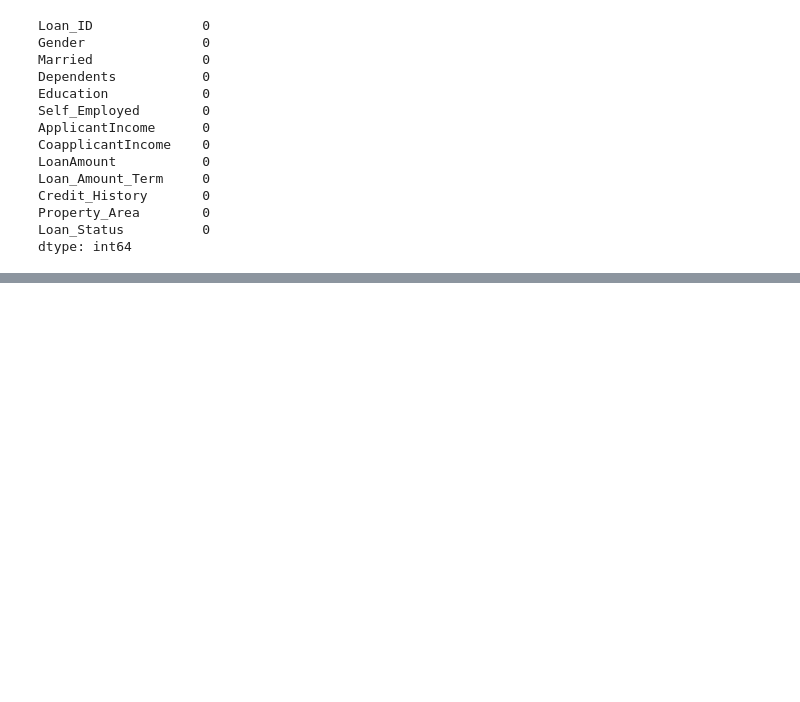
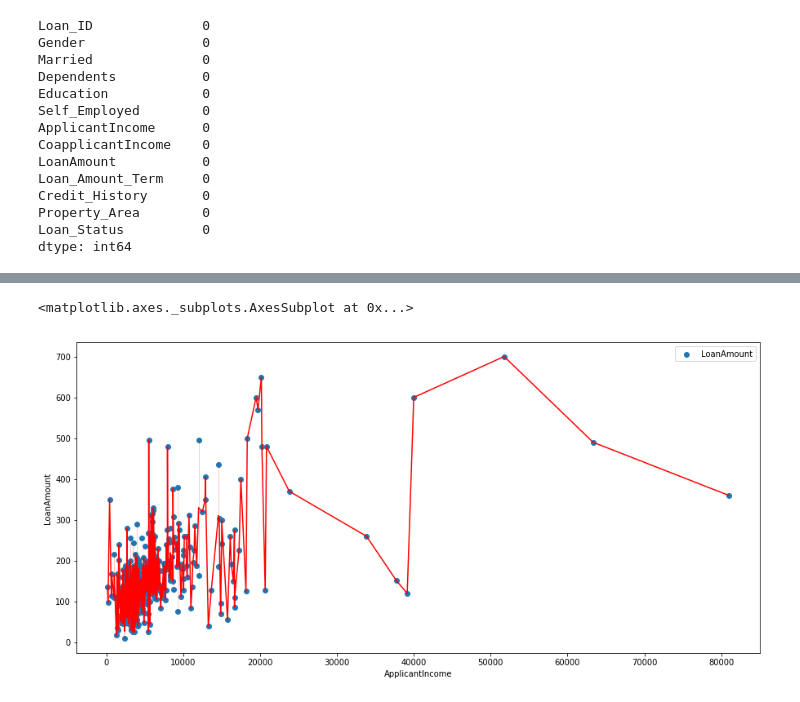
Before and after one commit to Abhishek768/loan_prediction, a Jupyter notebook: loan_prediction.ipynb, the cells around one changed output, grey strips where cells are left out. Saved outputs shown, nothing was run; the diff lists cells and outputs as text; code cells hidden in the pictures; blank space fills up the shorter version.

```diff
--- a/loan_prediction.ipynb
+++ b/loan_prediction.ipynb
@@ -66,3 +78,10 @@ dtype: int64
+# %%
+plt.figure(figsize=(15,7))
+plt.scatter(x='ApplicantIncome', y='LoanAmount', data=df, marker='o')
+snp.lineplot(x='ApplicantIncome', y='LoanAmount', data=df, color='r')
+# %% [output]
+<matplotlib.axes._subplots.AxesSubplot at 0x...>
+[figure, added]
 # %%
 def dummy_conversion(data):
     for field in data.iloc[:, 1:-1]:
```
Also changed, not shown: parts of 3 cells of this notebook.
